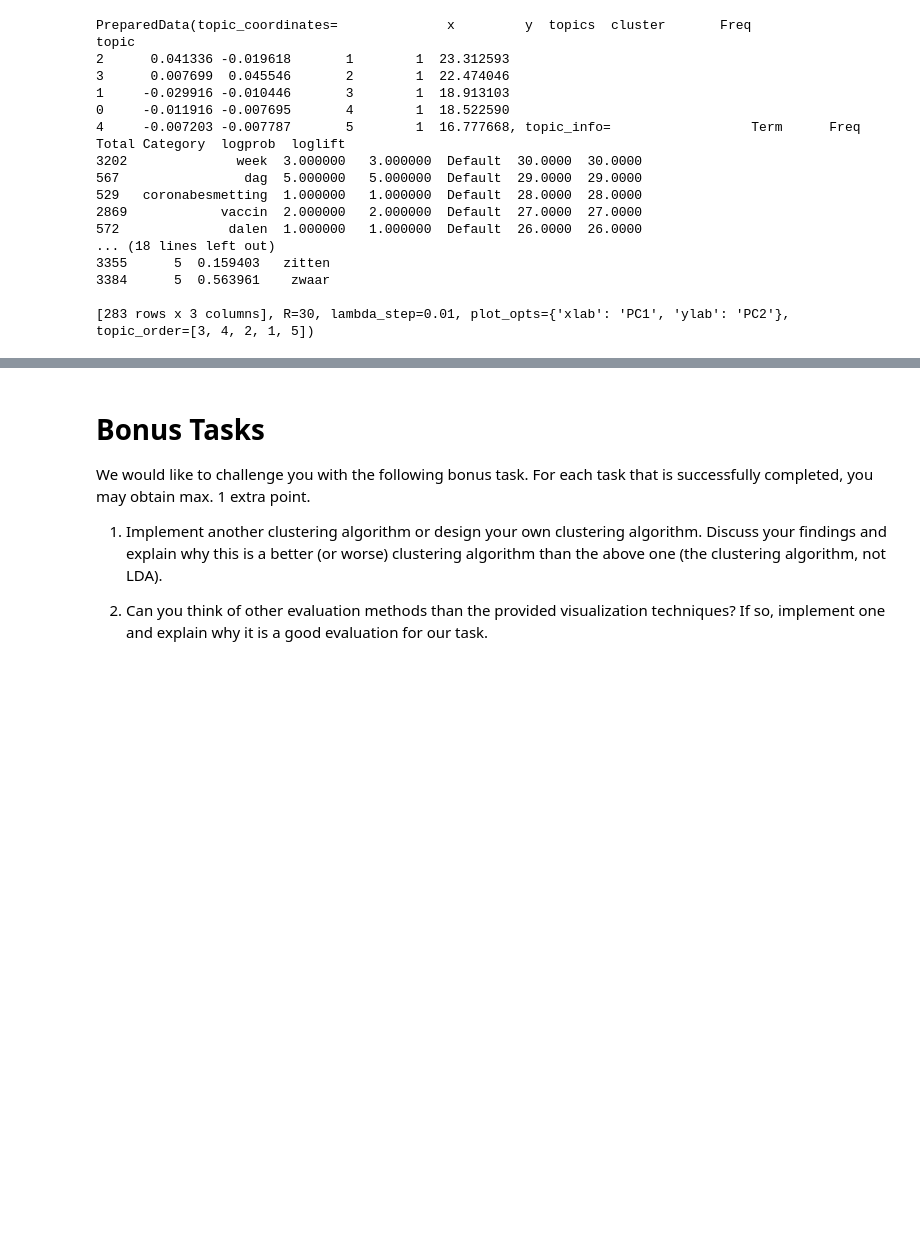
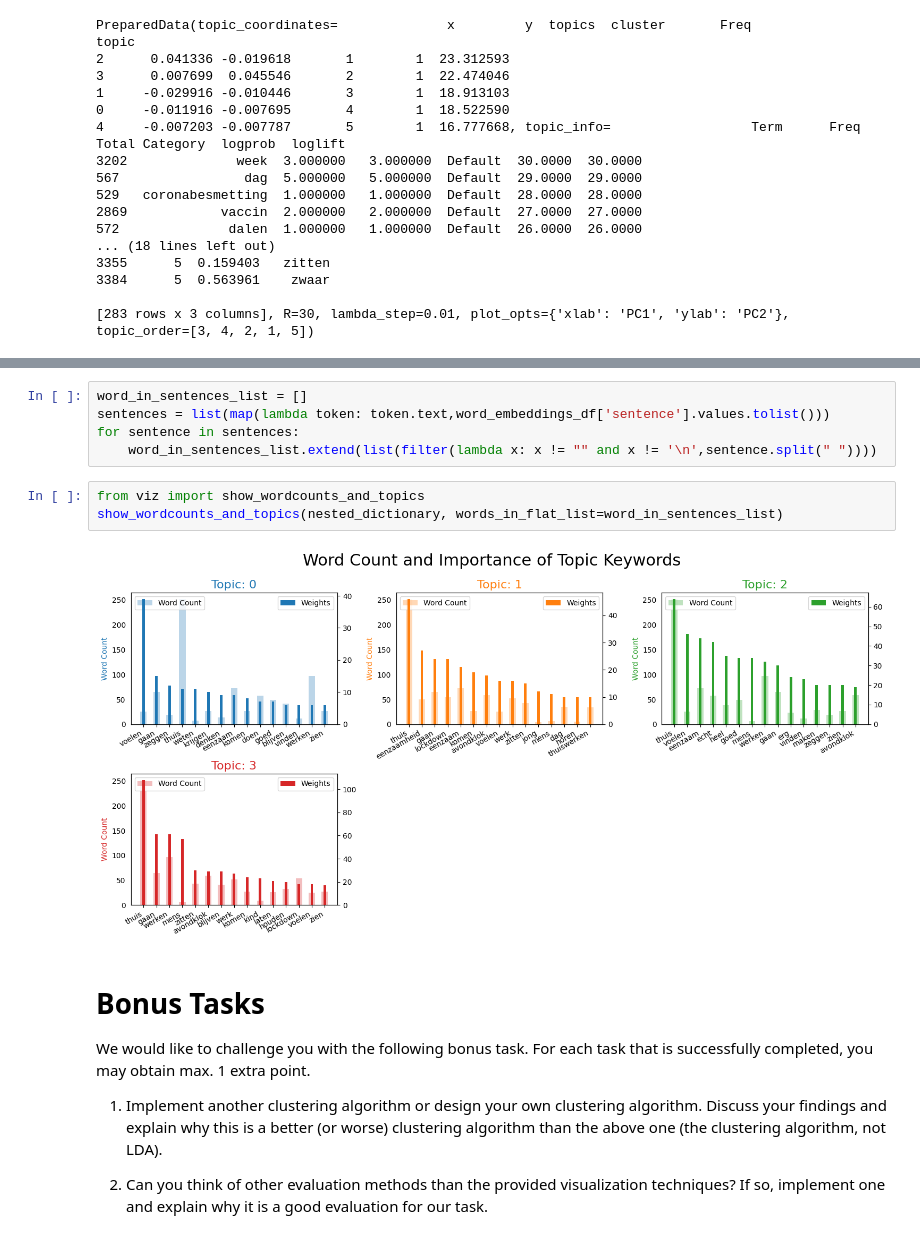
Before and after one commit to MarognaLorenzo/ApplicationOfMachineLearning, a Jupyter notebook: Assignment3/notebooks/Lorenzo.ipynb, the cells around one changed output, grey strips where cells are left out. Cells and saved outputs as stored; diff of their text form; blank space fills up the shorter version.

Commit message:
added evaluation metrics and visualization

```diff
--- a/Assignment3/notebooks/Lorenzo.ipynb
+++ b/Assignment3/notebooks/Lorenzo.ipynb
@@ -537,3 +534,13 @@ show_topic_wordclouds(df_dominant_topics=topic_id, topics=nested_dictionary)
+# %%
+word_in_sentences_list = []
+sentences = list(map(lambda token: token.text,word_embeddings_df['sentence'].values.tolist()))
+for sentence in sentences:
+    word_in_sentences_list.extend(list(filter(lambda x: x != "" and x != '\n',sentence.split(" "))))
+# %%
+from viz import show_wordcounts_and_topics
+show_wordcounts_and_topics(nested_dictionary, words_in_flat_list=word_in_sentences_list)
+# %% [output]
+[figure, added]
 # %% [markdown]
 # Bonus Tasks
 
```
Also changed, not shown: parts of 11 cells of this notebook.
